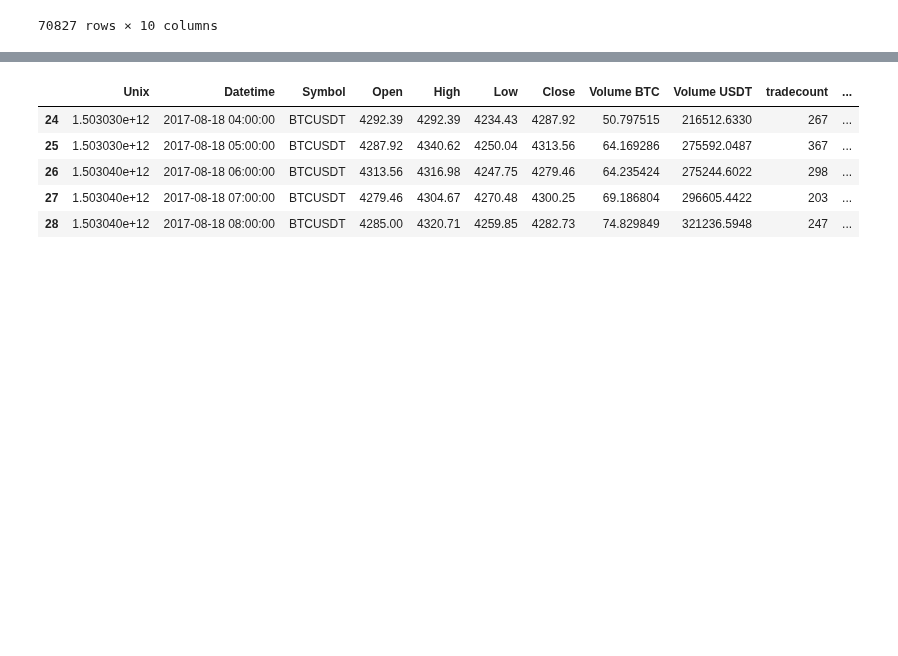
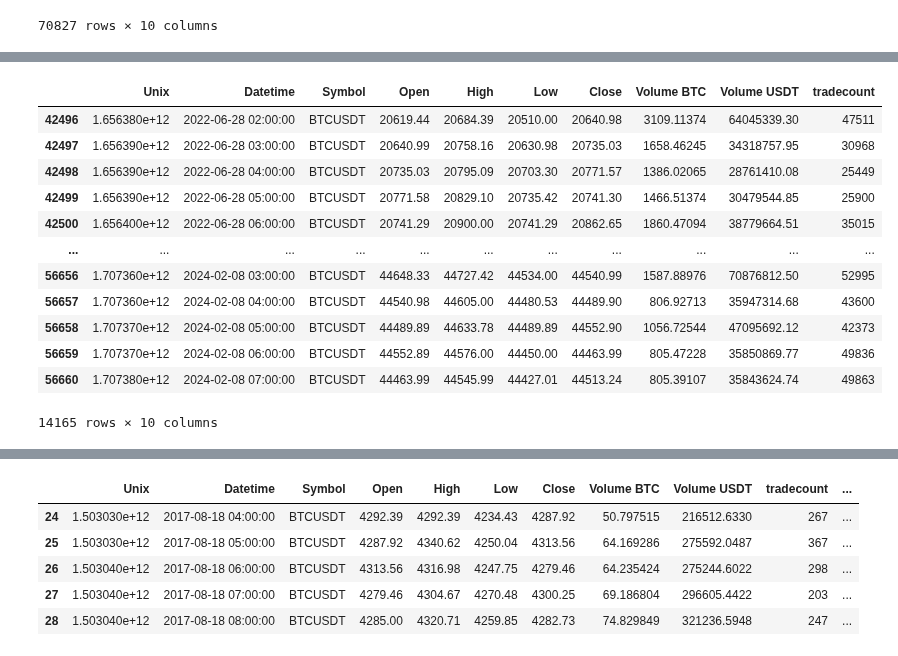
Before and after one commit to LuisMB09/Trading, a Jupyter notebook: trash.ipynb, the cells around one changed output, grey strips where cells are left out. Drawn from its saved outputs; the diff is of its cells as text; code cells hidden in the pictures; blank space fills up the shorter version.

```diff
--- a/trash.ipynb
+++ b/trash.ipynb
@@ -162,0 +179,16 @@ validation = data[train_size + test_size:]
+# %%
+test
+# %% [output]
+|  | Unix | Datetime | Symbol | Open | High | Low | Close | Volume BTC | Volume USDT | tradecount |
+| 42496 | 1.656380e+12 | 2022-06-28 02:00:00 | BTCUSDT | 20619.44 | 20684.39 | 20510.00 | 20640.98 | 3109.11374 | 64045339.30 | 47511 |
+| 42497 | 1.656390e+12 | 2022-06-28 03:00:00 | BTCUSDT | 20640.99 | 20758.16 | 20630.98 | 20735.03 | 1658.46245 | 34318757.95 | 30968 |
+| 42498 | 1.656390e+12 | 2022-06-28 04:00:00 | BTCUSDT | 20735.03 | 20795.09 | 20703.30 | 20771.57 | 1386.02065 | 28761410.08 | 25449 |
+| 42499 | 1.656390e+12 | 2022-06-28 05:00:00 | BTCUSDT | 20771.58 | 20829.10 | 20735.42 | 20741.30 | 1466.51374 | 30479544.85 | 25900 |
+| 42500 | 1.656400e+12 | 2022-06-28 06:00:00 | BTCUSDT | 20741.29 | 20900.00 | 20741.29 | 20862.65 | 1860.47094 | 38779664.51 | 35015 |
+| ... | ... | ... | ... | ... | ... | ... | ... | ... | ... | ... |
+| 56656 | 1.707360e+12 | 2024-02-08 03:00:00 | BTCUSDT | 44648.33 | 44727.42 | 44534.00 | 44540.99 | 1587.88976 | 70876812.50 | 52995 |
+| 56657 | 1.707360e+12 | 2024-02-08 04:00:00 | BTCUSDT | 44540.98 | 44605.00 | 44480.53 | 44489.90 | 806.92713 | 35947314.68 | 43600 |
+| 56658 | 1.707370e+12 | 2024-02-08 05:00:00 | BTCUSDT | 44489.89 | 44633.78 | 44489.89 | 44552.90 | 1056.72544 | 47095692.12 | 42373 |
+| 56659 | 1.707370e+12 | 2024-02-08 06:00:00 | BTCUSDT | 44552.89 | 44576.00 | 44450.00 | 44463.99 | 805.47228 | 35850869.77 | 49836 |
+| 56660 | 1.707380e+12 | 2024-02-08 07:00:00 | BTCUSDT | 44463.99 | 44545.99 | 44427.01 | 44513.24 | 805.39107 | 35843624.74 | 49863 |
+14165 rows × 10 columns
```
Also changed, not shown: parts of 15 cells of this notebook.
